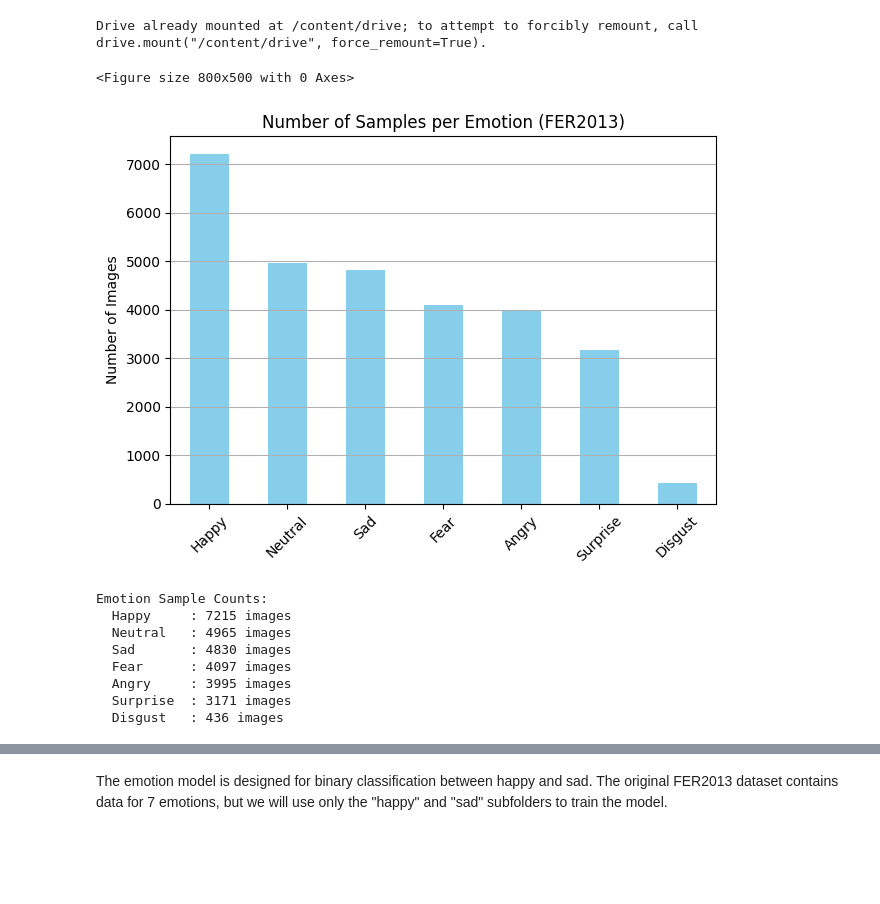
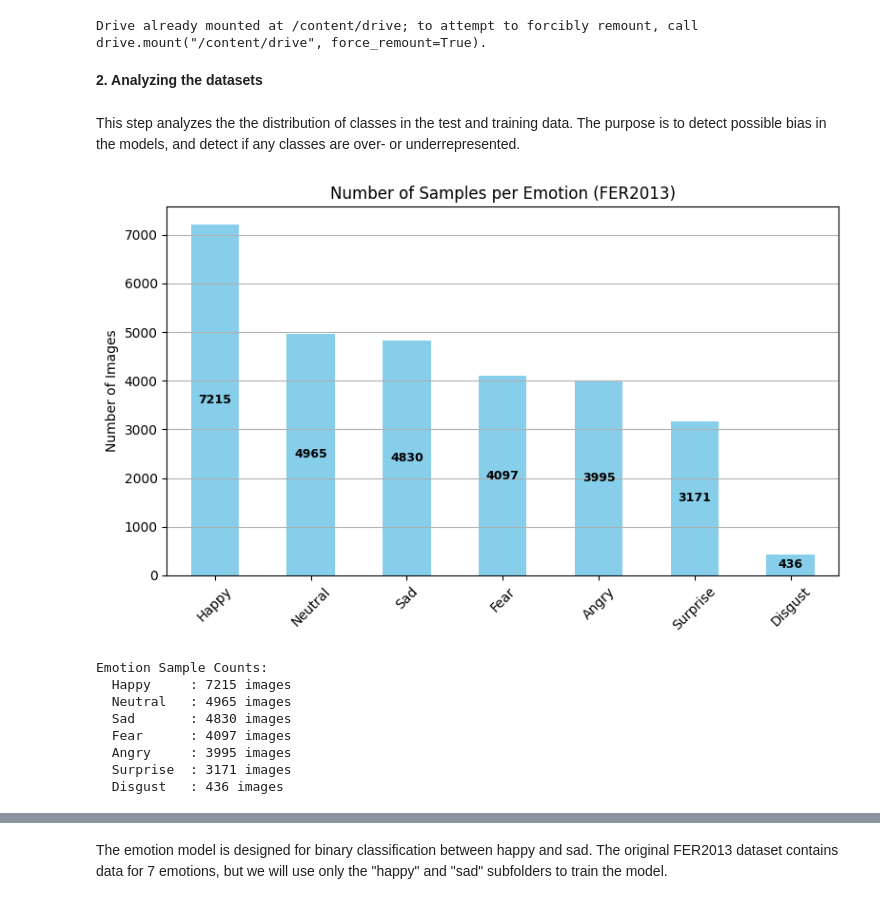
Before and after one commit to Lady-Pi/Edge_AI_Project, a Jupyter notebook: notebooks/01_custom_training.ipynb, the cells around one changed output, grey strips where cells are left out. Saved outputs shown, nothing was run; the diff lists cells and outputs as text; code cells hidden in the pictures; blank space fills up the shorter version.

```diff
--- a/notebooks/01_custom_training.ipynb
+++ b/notebooks/01_custom_training.ipynb
@@ -84,50 +84,66 @@ os.makedirs(LOG_PATH, exist_ok=True)
 utkface_dir = "/kaggle/input/utkface-new/UTKFace"
 emotion_train_dir = "/kaggle/input/fer2013/train"
 emotion_test_dir = "/kaggle/input/fer2013/test"
+# %% [markdown]
+**2. Analyzing the datasets**
+# %% [markdown]
+This step analyzes the the distribution of classes in the test and training data. The purpose is to detect possible bias in the models, and detect if any classes are over- or underrepresented.
 # %%
 import os
 import pandas as pd
 import matplotlib.pyplot as plt
 
 # Path to FER2013 folder-based dataset
 emotion_dir = "/kaggle/input/fer2013/train"
 
 # Count images per folder
 emotion_counts = {}
 for emotion in sorted(os.listdir(emotion_dir)):
     folder_path = os.path.join(emotion_dir, emotion)
     if os.path.isdir(folder_path):
         count = len([f for f in os.listdir(folder_path) if f.endswith('.jpg')])
         emotion_counts[emotion.capitalize()] = count
 
 # Convert to DataFrame
 df_counts = pd.DataFrame.from_dict(emotion_counts, orient='index', columns=['count']).sort_values(by='count', ascending=False)
 
 # Plot
+# Plot
 plt.figure(figsize=(8, 5))
-df_counts.plot(kind='bar', legend=False, color='skyblue')
+ax = df_counts.plot(kind='bar', legend=False, color='skyblue', ax=plt.gca())
+
 plt.title("Number of Samples per Emotion (FER2013)")
 plt.ylabel("Number of Images")
 plt.xticks(rotation=45)
 plt.grid(axis='y')
 plt.tight_layout()
+
+# Add counts inside the bars
+for p in ax.patches:
+    height = p.get_height()
+    if height > 0:
+        x = p.get_x() + p.get_width() / 2
+        y = p.get_y() + height / 2
+        ax.annotate(f'{int(height)}', (x, y),
+                    ha='center', va='center', fontsize=9, color='black', fontweight='bold')
+
 plt.show()
+
 
 # Print the emotion sample count
 print("Emotion Sample Counts:")
 for emotion, count in df_counts['count'].items():
     print(f"  {emotion:10s}: {count} images")
 # %% [output]
+[figure, new version]
-<Figure size 800x500 with 0 Axes>
+Emotion Sample Counts:
+  Happy     : 7215 images
+  Neutral   : 4965 images
+  Sad       : 4830 images
+  Fear      : 4097 images
+  Angry     : 3995 images
+  Surprise  : 3171 images
+  Disgust   : 436 images
-[figure, old version]
-Emotion Sample Counts:
-  Happy     : 7215 images
-  Neutral   : 4965 images
-  Sad       : 4830 images
-  Fear      : 4097 images
-  Angry     : 3995 images
-  Surprise  : 3171 images
-  Disgust   : 436 images
 # %%
 # === UTKFace age/gender analysis ===
 import os
```
Also changed, not shown: parts of 6 cells of this notebook, 40 other files.
